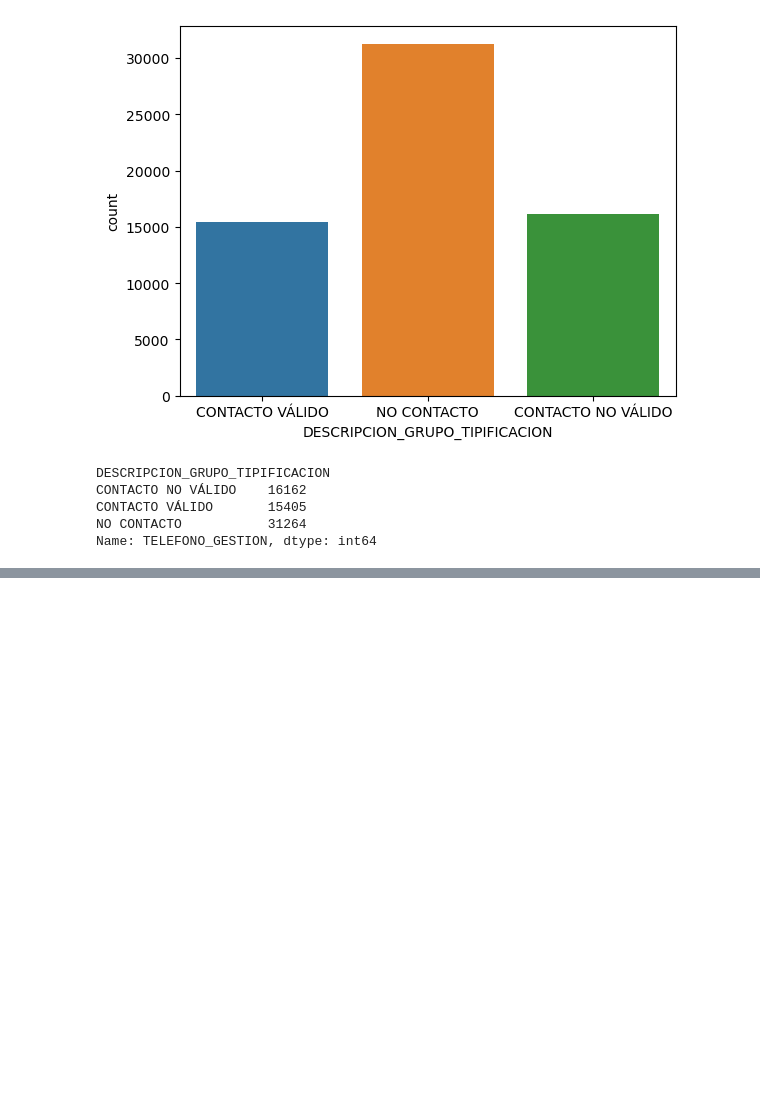
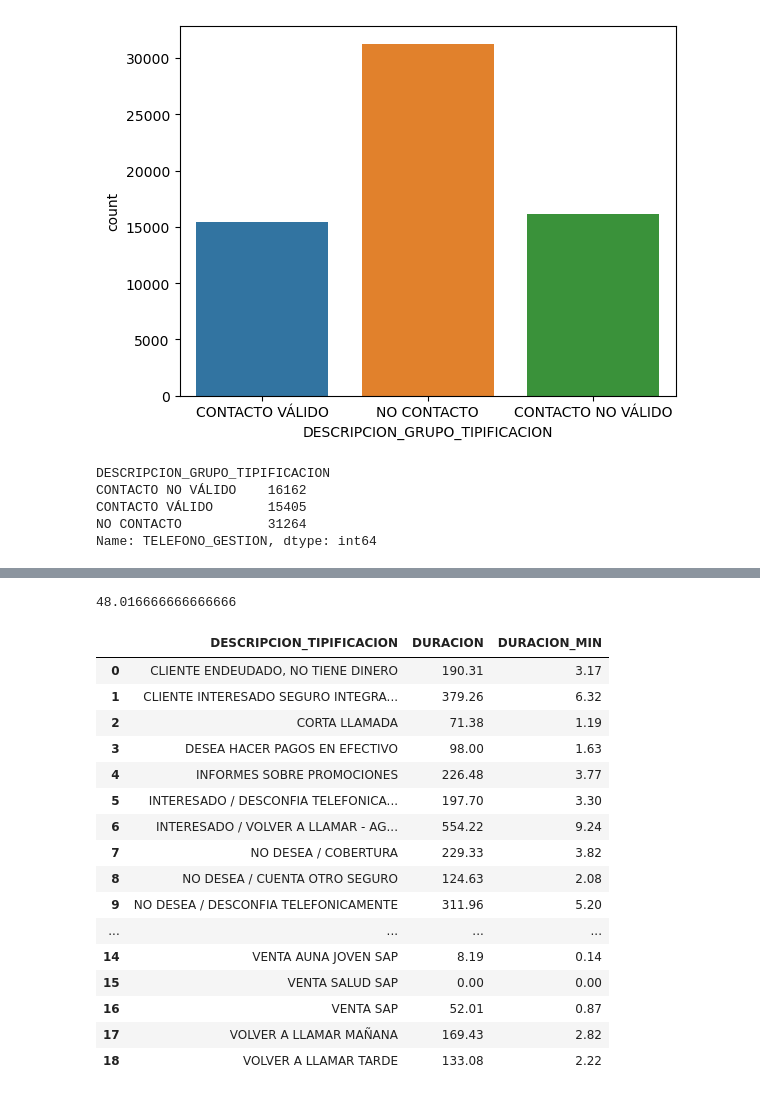
Before and after one commit to maary17/TrabajoBCP, a Jupyter notebook: Intervenido-AnalisisContactoValidos.ipynb, the cells around one changed output, grey strips where cells are left out. Cells and saved outputs as stored; diff of their text form; code cells hidden in the pictures; blank space fills up the shorter version.

```diff
--- a/Intervenido-AnalisisContactoValidos.ipynb
+++ b/Intervenido-AnalisisContactoValidos.ipynb
@@ -67,0 +125,30 @@ Name: TELEFONO_GESTION, dtype: int64
+# %%
+SCC_CV[SCC_CV['DESCRIPCION_TIPIFICACION']=='VENTA SAP']['DURACION'].max()/60
+# %% [output]
+48.016666666666666
+# %%
+df=SCC_CV.groupby('DESCRIPCION_TIPIFICACION')['DURACION'].mean().reset_index()
+# %%
+df['DURACION']=round(df['DURACION'],2)
+# %%
+df['DURACION_MIN']=round(df['DURACION']/60,2)
+# %%
+df
+# %% [output]
+|  | DESCRIPCION_TIPIFICACION | DURACION | DURACION_MIN |
+| 0 | CLIENTE ENDEUDADO, NO TIENE DINERO | 190.31 | 3.17 |
+| 1 | CLIENTE INTERESADO SEGURO INTEGRA... | 379.26 | 6.32 |
+| 2 | CORTA LLAMADA | 71.38 | 1.19 |
+| 3 | DESEA HACER PAGOS EN EFECTIVO | 98.00 | 1.63 |
+| 4 | INFORMES SOBRE PROMOCIONES | 226.48 | 3.77 |
+| 5 | INTERESADO / DESCONFIA TELEFONICA... | 197.70 | 3.30 |
+| 6 | INTERESADO / VOLVER A LLAMAR - AG... | 554.22 | 9.24 |
+| 7 | NO DESEA / COBERTURA | 229.33 | 3.82 |
+| 8 | NO DESEA / CUENTA OTRO SEGURO | 124.63 | 2.08 |
+| 9 | NO DESEA / DESCONFIA TELEFONICAMENTE | 311.96 | 5.20 |
+| ... | ... | ... | ... |
+| 14 | VENTA AUNA JOVEN SAP | 8.19 | 0.14 |
+| 15 | VENTA SALUD SAP | 0.00 | 0.00 |
+| 16 | VENTA SAP | 52.01 | 0.87 |
+| 17 | VOLVER A LLAMAR MAÑANA | 169.43 | 2.82 |
+| 18 | VOLVER A LLAMAR TARDE | 133.08 | 2.22 |
```
Also changed, not shown: parts of 10 cells of this notebook.
